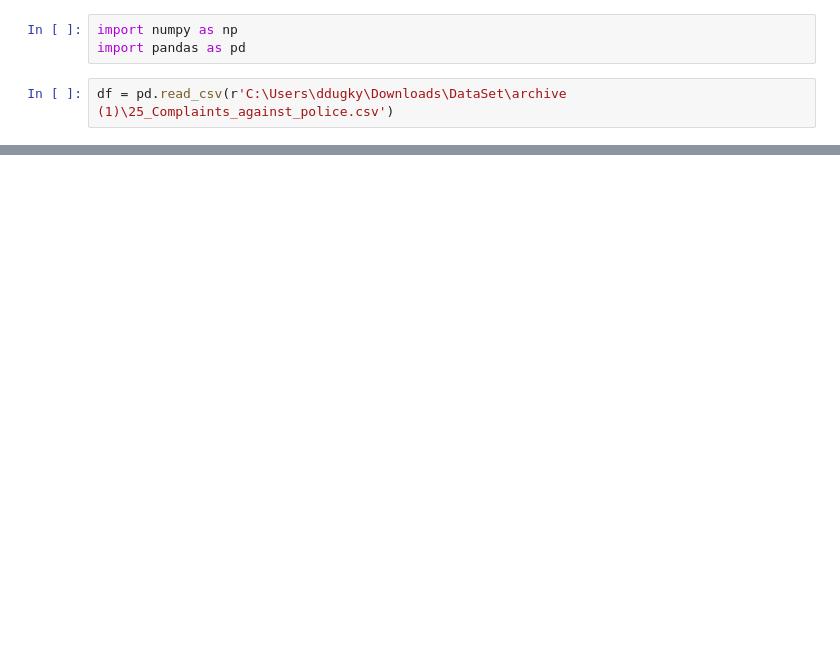
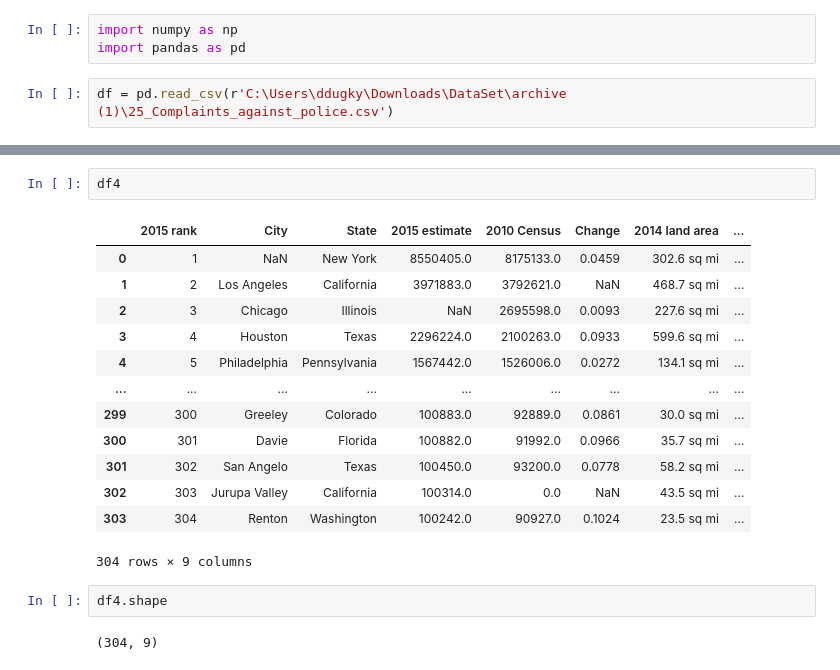
Before and after one commit to ankittrajj/WD_DA_, a Jupyter notebook: Pandas_part2.ipynb, the cells around one changed output, grey strips where cells are left out. Cells and saved outputs as stored; diff of their text form; blank space fills up the shorter version.

```diff
--- a/Pandas_part2.ipynb
+++ b/Pandas_part2.ipynb
@@ -132,0 +264,20 @@ dtype: int64
+# %%
+df4
+# %% [output]
+|  | 2015 rank | City | State | 2015 estimate | 2010 Census | Change | 2014 land area | ... |
+| 0 | 1 | NaN | New York | 8550405.0 | 8175133.0 | 0.0459 | 302.6 sq mi | ... |
+| 1 | 2 | Los Angeles | California | 3971883.0 | 3792621.0 | NaN | 468.7 sq mi | ... |
+| 2 | 3 | Chicago | Illinois | NaN | 2695598.0 | 0.0093 | 227.6 sq mi | ... |
+| 3 | 4 | Houston | Texas | 2296224.0 | 2100263.0 | 0.0933 | 599.6 sq mi | ... |
+| 4 | 5 | Philadelphia | Pennsylvania | 1567442.0 | 1526006.0 | 0.0272 | 134.1 sq mi | ... |
+| ... | ... | ... | ... | ... | ... | ... | ... | ... |
+| 299 | 300 | Greeley | Colorado | 100883.0 | 92889.0 | 0.0861 | 30.0 sq mi | ... |
+| 300 | 301 | Davie | Florida | 100882.0 | 91992.0 | 0.0966 | 35.7 sq mi | ... |
+| 301 | 302 | San Angelo | Texas | 100450.0 | 93200.0 | 0.0778 | 58.2 sq mi | ... |
+| 302 | 303 | Jurupa Valley | California | 100314.0 | 0.0 | NaN | 43.5 sq mi | ... |
+| 303 | 304 | Renton | Washington | 100242.0 | 90927.0 | 0.1024 | 23.5 sq mi | ... |
+304 rows × 9 columns
+# %%
+df4.shape
+# %% [output]
+(304, 9)
```
Also changed, not shown: parts of 27 cells of this notebook.
